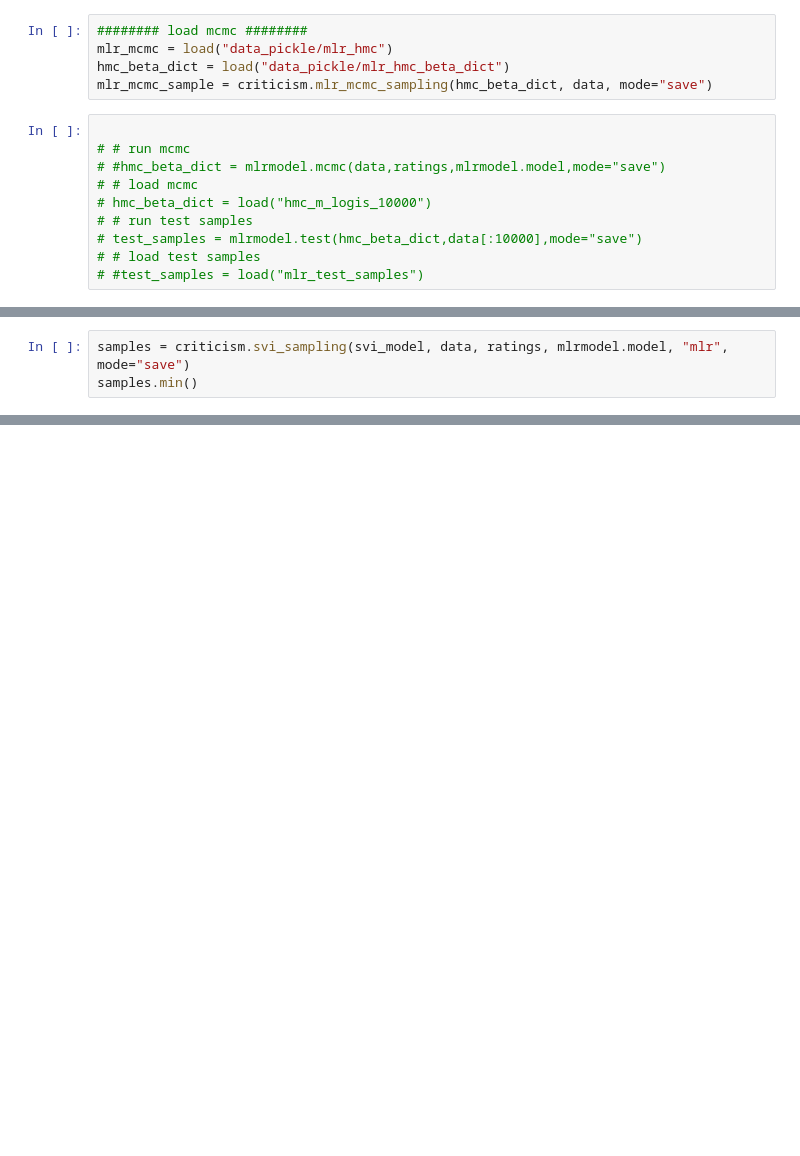
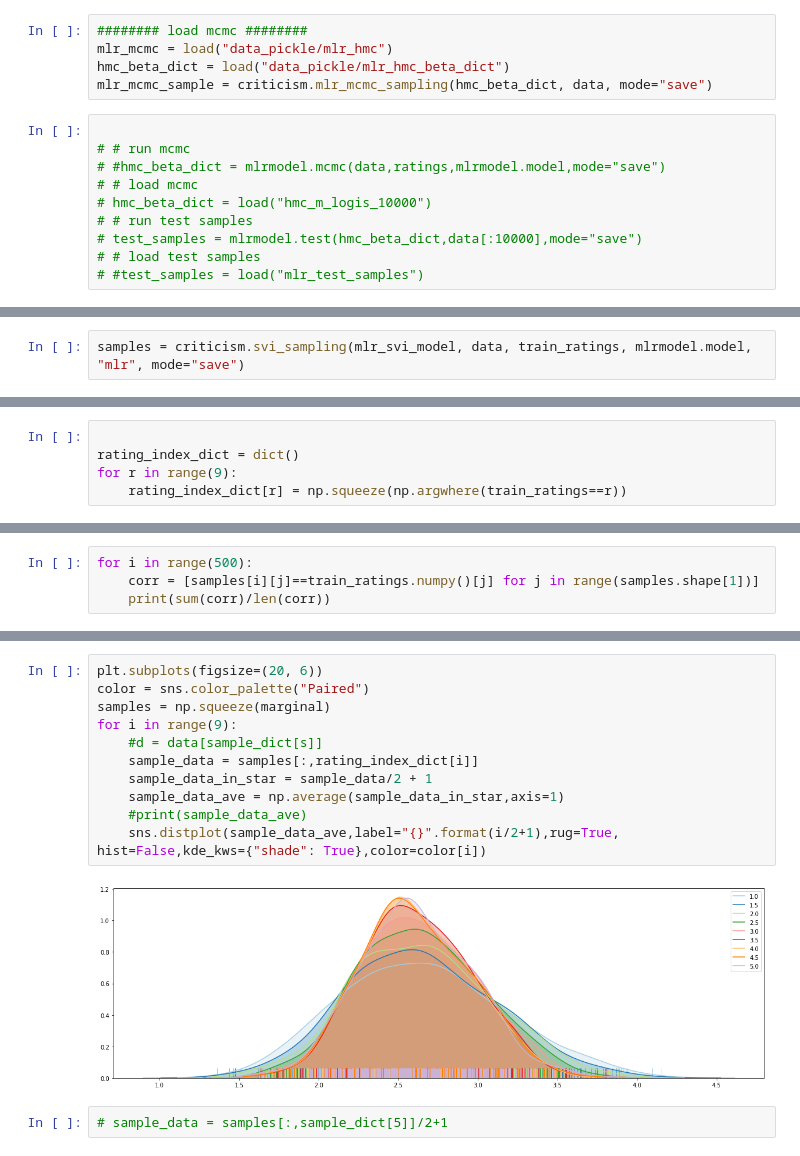
Before and after one commit to wsonv/PP_proejct, a Jupyter notebook: Untitled.ipynb, the cells around one changed output, grey strips where cells are left out. Saved outputs shown, nothing was run; the diff lists cells and outputs as text; blank space fills up the shorter version.

```diff
--- a/Untitled.ipynb
+++ b/Untitled.ipynb
@@ -142,3 +163,2 @@ mlr_mcmc_sample = criticism.mlr_mcmc_sampling(hmc_beta_dict, data, mode="save")
 # %%
-samples = criticism.svi_sampling(svi_model, data, ratings, mlrmodel.model, "mlr", mode="save")
-samples.min()
+samples = criticism.svi_sampling(mlr_svi_model, data, train_ratings, mlrmodel.model, "mlr", mode="save")
@@ -154,0 +262,5 @@ model_type = "ddd"
+# %%
+
+rating_index_dict = dict()
+for r in range(9):
+    rating_index_dict[r] = np.squeeze(np.argwhere(train_ratings==r))
@@ -154,0 +281,4 @@ model_type = "ddd"
+# %%
+for i in range(500):
+    corr = [samples[i][j]==train_ratings.numpy()[j] for j in range(samples.shape[1])]
+    print(sum(corr)/len(corr))
@@ -154,0 +303,15 @@ model_type = "ddd"
+# %%
+plt.subplots(figsize=(20, 6))
+color = sns.color_palette("Paired")
+samples = np.squeeze(marginal)
+for i in range(9):
+    #d = data[sample_dict[s]]
+    sample_data = samples[:,rating_index_dict[i]]
+    sample_data_in_star = sample_data/2 + 1
+    sample_data_ave = np.average(sample_data_in_star,axis=1)
+    #print(sample_data_ave)
+    sns.distplot(sample_data_ave,label="{}".format(i/2+1),rug=True, hist=False,kde_kws={"shade": True},color=color[i])
+# %% [output]
+[figure, added]
+# %%
+# sample_data = samples[:,sample_dict[5]]/2+1
```
Also changed, not shown: parts of 65 cells of this notebook, 15 other files.
